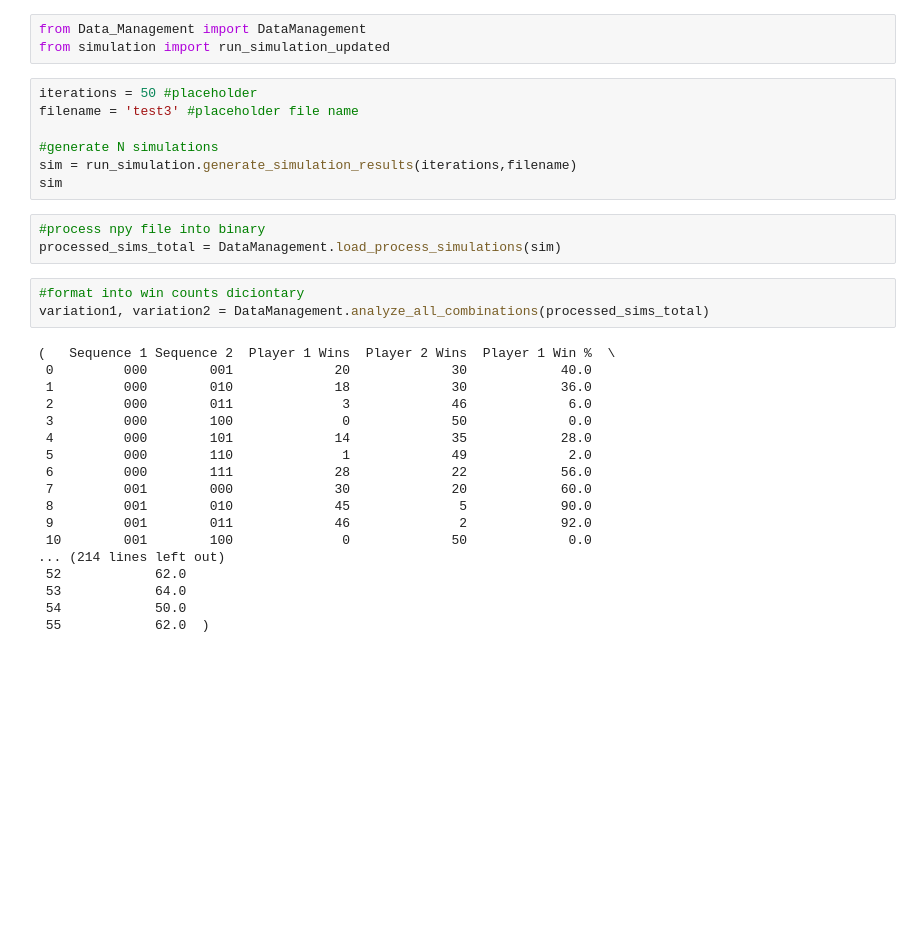
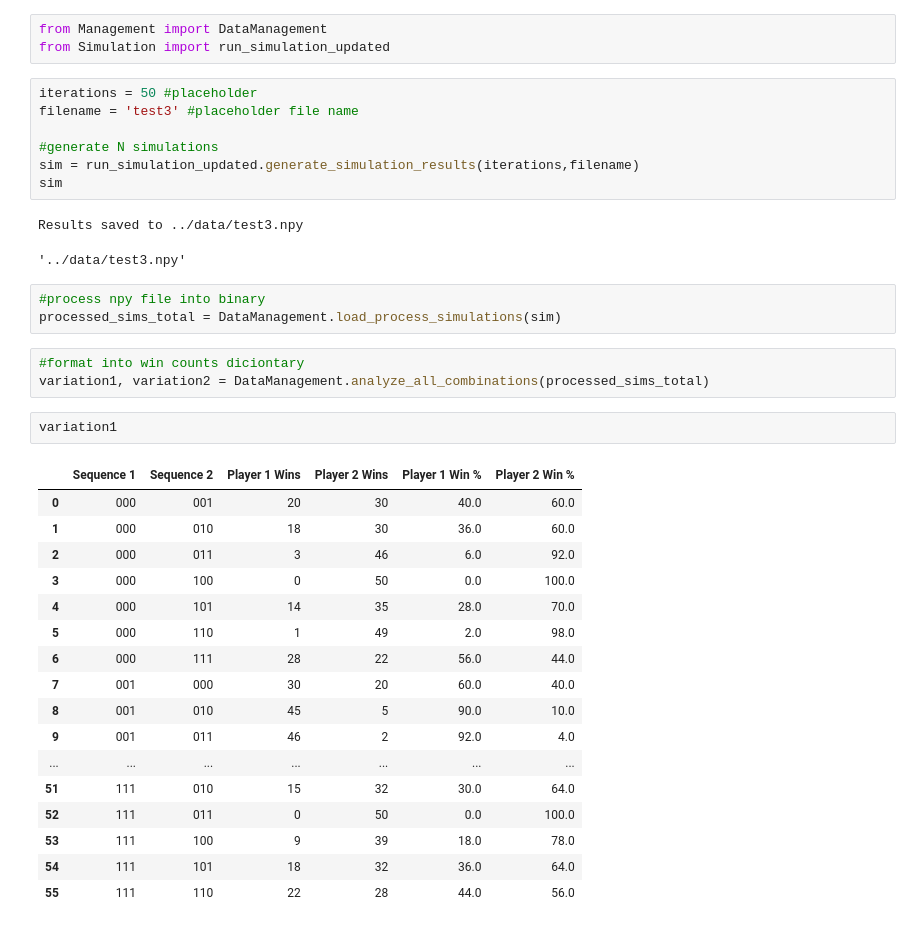
Before and after one commit to CarloMehegan/penney-game, a Jupyter notebook: run_everything.ipynb, the cells around one changed output. Drawn from its saved outputs; the diff is of its cells as text; blank space fills up the shorter version.

```diff
--- a/run_everything.ipynb
+++ b/run_everything.ipynb
@@ -1,34 +1,39 @@
 # %%
-from Data_Management import DataManagement
-from simulation import run_simulation_updated
+from Management import DataManagement
+from Simulation import run_simulation_updated
 # %%
 iterations = 50 #placeholder
 filename = 'test3' #placeholder file name
 
 #generate N simulations
-sim = run_simulation.generate_simulation_results(iterations,filename)
+sim = run_simulation_updated.generate_simulation_results(iterations,filename)
 sim
+# %% [output]
+Results saved to ../data/test3.npy
+'../data/test3.npy'
 # %%
 #process npy file into binary
 processed_sims_total = DataManagement.load_process_simulations(sim)
 # %%
 #format into win counts diciontary
 variation1, variation2 = DataManagement.analyze_all_combinations(processed_sims_total)
-# %% [output]
-(   Sequence 1 Sequence 2  Player 1 Wins  Player 2 Wins  Player 1 Win %  \
- 0         000        001             20             30            40.0
- 1         000        010             18             30            36.0
- 2         000        011              3             46             6.0
- 3         000        100              0             50             0.0
- 4         000        101             14             35            28.0
- 5         000        110              1             49             2.0
- 6         000        111             28             22            56.0
- 7         001        000             30             20            60.0
- 8         001        010             45              5            90.0
- 9         001        011             46              2            92.0
- 10        001        100              0             50             0.0
-... (214 lines left out)
- 52            62.0
- 53            64.0
- 54            50.0
- 55            62.0  )
+# %%
+variation1
+# %% [output]
+|  | Sequence 1 | Sequence 2 | Player 1 Wins | Player 2 Wins | Player 1 Win % | Player 2 Win % |
+| 0 | 000 | 001 | 20 | 30 | 40.0 | 60.0 |
+| 1 | 000 | 010 | 18 | 30 | 36.0 | 60.0 |
+| 2 | 000 | 011 | 3 | 46 | 6.0 | 92.0 |
+| 3 | 000 | 100 | 0 | 50 | 0.0 | 100.0 |
+| 4 | 000 | 101 | 14 | 35 | 28.0 | 70.0 |
+| 5 | 000 | 110 | 1 | 49 | 2.0 | 98.0 |
+| 6 | 000 | 111 | 28 | 22 | 56.0 | 44.0 |
+| 7 | 001 | 000 | 30 | 20 | 60.0 | 40.0 |
+| 8 | 001 | 010 | 45 | 5 | 90.0 | 10.0 |
+| 9 | 001 | 011 | 46 | 2 | 92.0 | 4.0 |
+| ... | ... | ... | ... | ... | ... | ... |
+| 51 | 111 | 010 | 15 | 32 | 30.0 | 64.0 |
+| 52 | 111 | 011 | 0 | 50 | 0.0 | 100.0 |
+| 53 | 111 | 100 | 9 | 39 | 18.0 | 78.0 |
+| 54 | 111 | 101 | 18 | 32 | 36.0 | 64.0 |
+| 55 | 111 | 110 | 22 | 28 | 44.0 | 56.0 |
```
Also changed, not shown: parts of 1 cell of this notebook, 4 other files.
